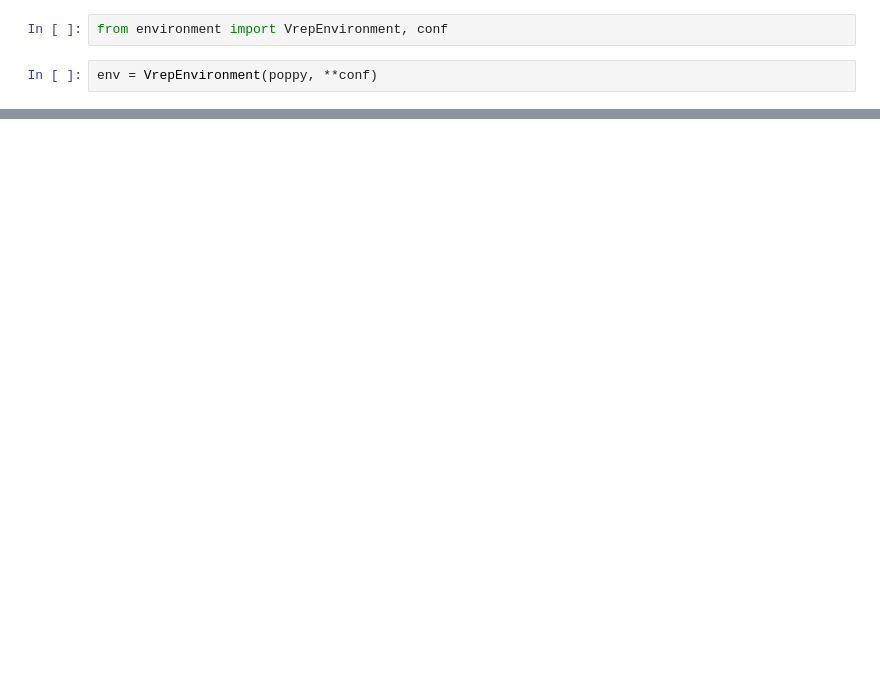
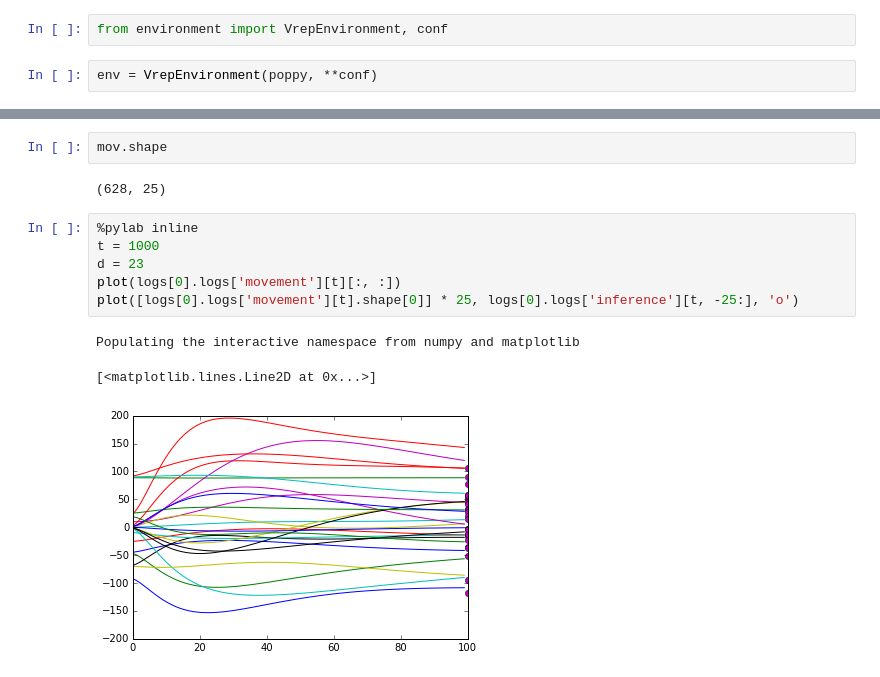
Before and after one commit to clement-moulin-frier/explaupoppypot, a Jupyter notebook: results.ipynb, the cells around one changed output, grey strips where cells are left out. Cells and saved outputs as stored; diff of their text form; blank space fills up the shorter version.

```diff
--- a/results.ipynb
+++ b/results.ipynb
@@ -95,0 +82,14 @@ nan
+# %%
+mov.shape
+# %% [output]
+(628, 25)
+# %%
+%pylab inline
+t = 1000
+d = 23
+plot(logs[0].logs['movement'][t][:, :])
+plot([logs[0].logs['movement'][t].shape[0]] * 25, logs[0].logs['inference'][t, -25:], 'o')
+# %% [output]
+Populating the interactive namespace from numpy and matplotlib
+[<matplotlib.lines.Line2D at 0x...>]
+[figure, added]
```
Also changed, not shown: parts of 17 cells of this notebook.
